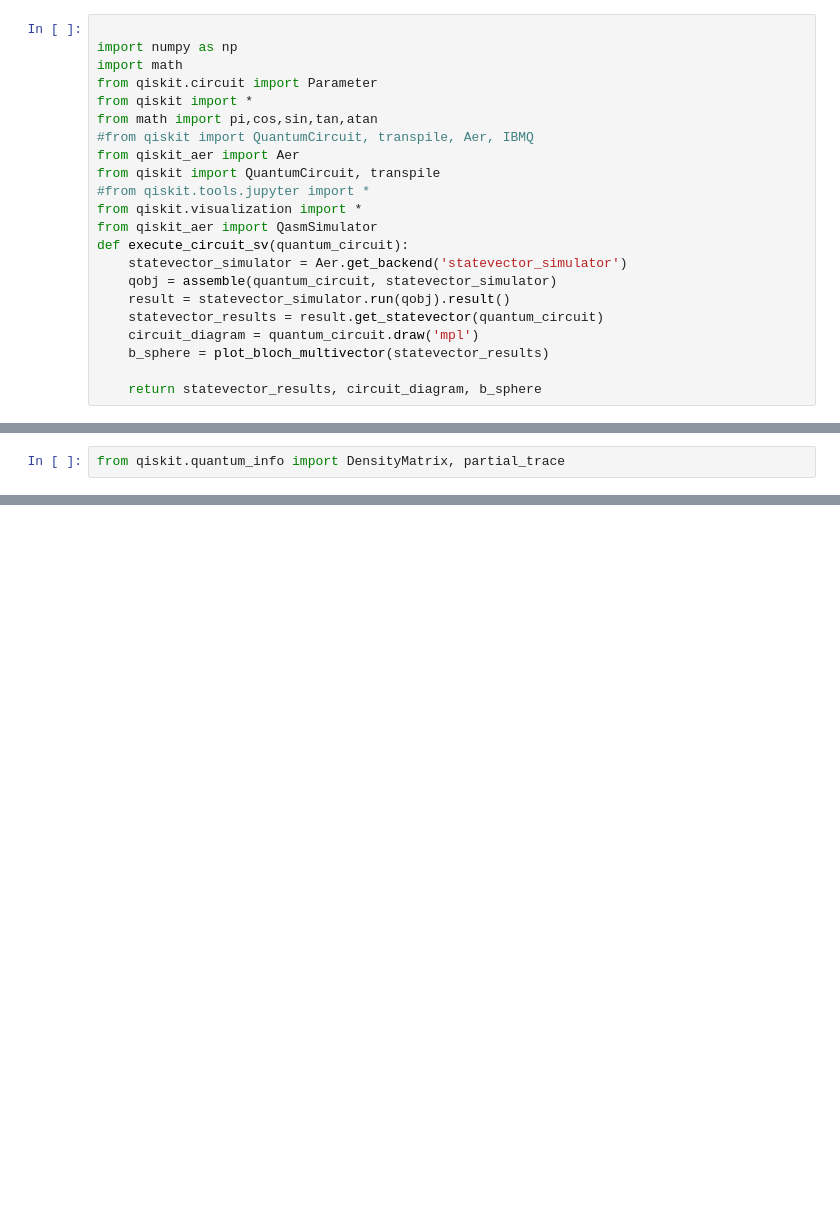
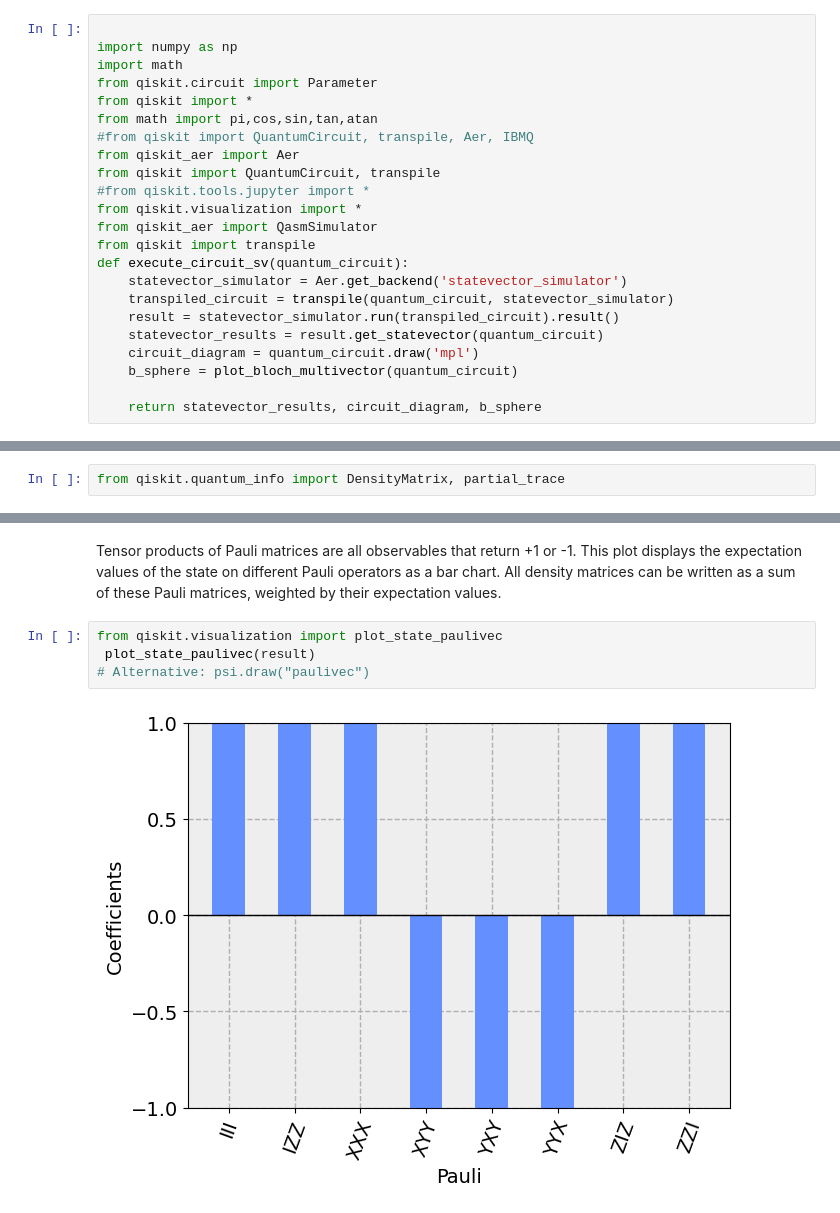
Before and after one commit to Soumyo2121/Quanytum_Entanglement_visualizer, a Jupyter notebook: Entanglement visualizer.ipynb, the cells around one changed output, grey strips where cells are left out. Saved outputs shown, nothing was run; the diff lists cells and outputs as text; blank space fills up the shorter version.

```diff
--- a/Entanglement visualizer.ipynb
+++ b/Entanglement visualizer.ipynb
@@ -11,13 +11,14 @@ from qiskit import QuantumCircuit, transpile
 #from qiskit.tools.jupyter import *
 from qiskit.visualization import *
 from qiskit_aer import QasmSimulator
+from qiskit import transpile
 def execute_circuit_sv(quantum_circuit):
     statevector_simulator = Aer.get_backend('statevector_simulator')
-    qobj = assemble(quantum_circuit, statevector_simulator)
-    result = statevector_simulator.run(qobj).result()
+    transpiled_circuit = transpile(quantum_circuit, statevector_simulator)
+    result = statevector_simulator.run(transpiled_circuit).result()
     statevector_results = result.get_statevector(quantum_circuit)
     circuit_diagram = quantum_circuit.draw('mpl')
-    b_sphere = plot_bloch_multivector(statevector_results)
+    b_sphere = plot_bloch_multivector(quantum_circuit)
 
     return statevector_results, circuit_diagram, b_sphere
 # %%
@@ -128,3 +127,11 @@ DensityMatrix([[0.3454915+0.j, 0.       +0.j, 0.       +0.j,
+# %% [markdown]
+Tensor products of Pauli matrices are all observables that return +1 or -1. This plot displays the expectation values of the state on different Pauli operators as a bar chart. All density matrices can be written as a sum of these Pauli matrices, weighted by their expectation values.
+# %%
+from qiskit.visualization import plot_state_paulivec
+ plot_state_paulivec(result)
+# Alternative: psi.draw("paulivec")
+# %% [output]
+[figure, added]
 # %%
 r = x / 0.5
 if x % 0.5 == 0 and r % 2 != 0:
```
Also changed, not shown: parts of 10 cells of this notebook.
